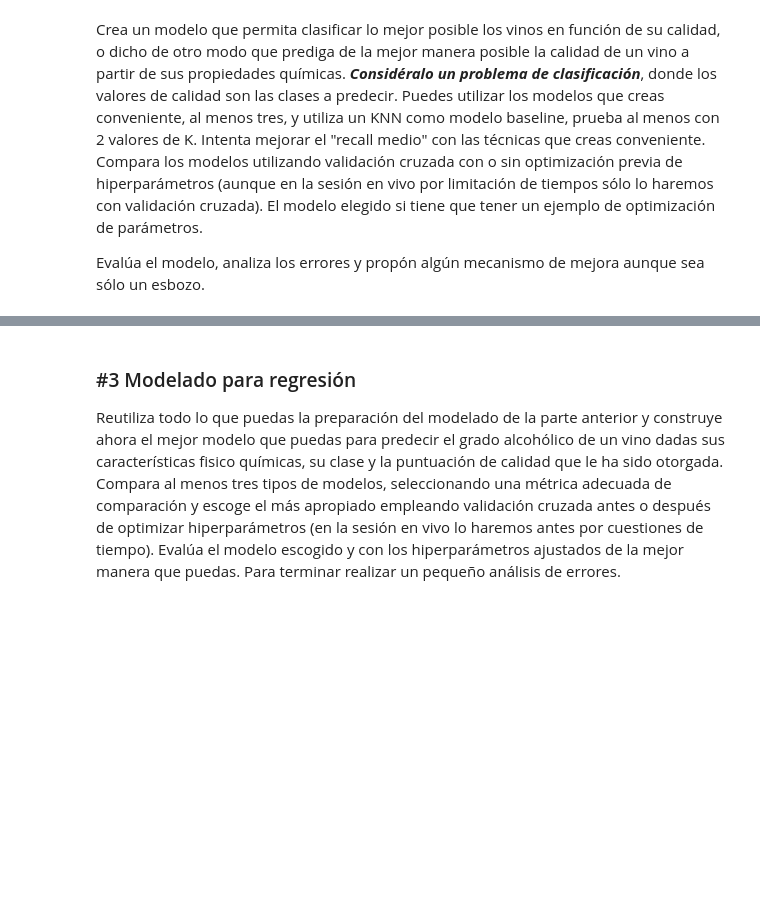
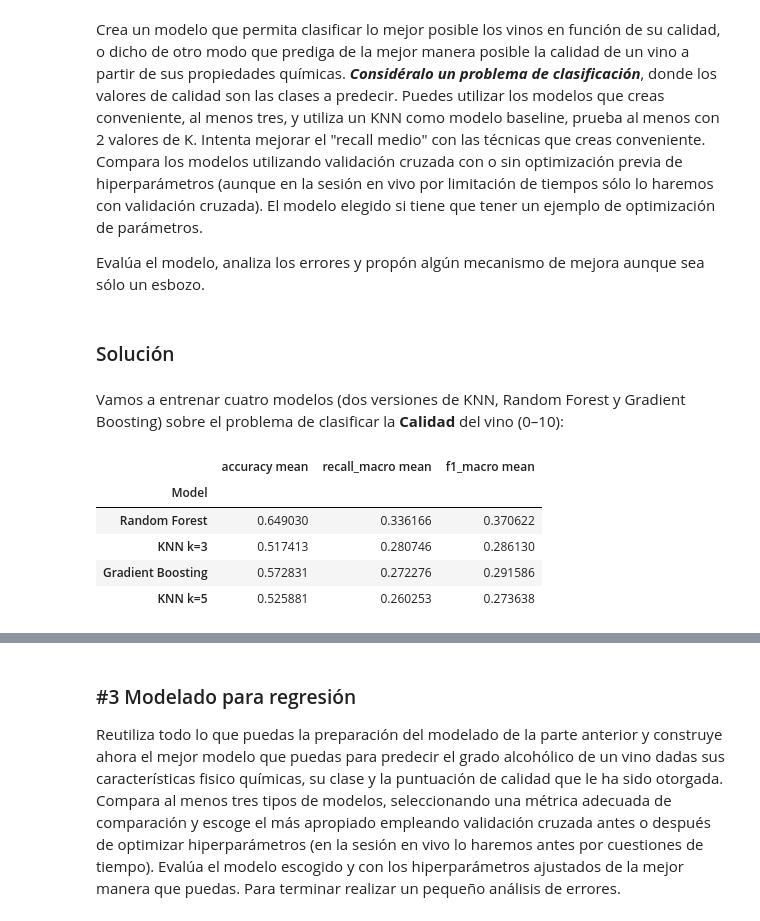
Before and after one commit to davidgarcia2312/ONLINE_DS_THEBRIDGE_david_garcia, a Jupyter notebook: 04_Machine_Learning/Sprint_12/Unidad_02/Practica_Obligatoria/18_Practica_Obligatoria_Repaso_Aprendizaje_Supervisado.ipynb, the cells around one changed output, grey strips where cells are left out. Drawn from its saved outputs; the diff is of its cells as text; code cells hidden in the pictures; blank space fills up the shorter version.

```diff
--- a/04_Machine_Learning/Sprint_12/Unidad_02/Practica_Obligatoria/18_Practica_Obligatoria_Repaso_Aprendizaje_Supervisado.ipynb
+++ b/04_Machine_Learning/Sprint_12/Unidad_02/Practica_Obligatoria/18_Practica_Obligatoria_Repaso_Aprendizaje_Supervisado.ipynb
@@ -129,3 +129,65 @@ plt.show()
 Crea un modelo que permita clasificar lo mejor posible los vinos en función de su calidad, o dicho de otro modo que prediga de la mejor manera posible la calidad de un vino a partir de sus propiedades químicas. ***Considéralo un problema de clasificación***, donde los valores de calidad son las clases a predecir. Puedes utilizar los modelos que creas conveniente, al menos tres, y utiliza un KNN como modelo baseline, prueba al menos con 2 valores de K. Intenta mejorar el "recall medio" con las técnicas que creas conveniente. Compara los modelos utilizando validación cruzada con o sin optimización previa de hiperparámetros (aunque en la sesión en vivo por limitación de tiempos sólo lo haremos con validación cruzada). El modelo elegido si tiene que tener un ejemplo de optimización de parámetros.
 
 Evalúa el modelo, analiza los errores y propón algún mecanismo de mejora aunque sea sólo un esbozo.
+# %% [markdown]
+### Solución
+# %% [markdown]
+Vamos a entrenar cuatro modelos (dos versiones de KNN, Random Forest y Gradient Boosting) sobre el problema de clasificar la **Calidad** del vino (0–10):
+# %%
+from sklearn.model_selection import train_test_split, cross_validate
+from sklearn.preprocessing   import StandardScaler, LabelEncoder
+from sklearn.neighbors       import KNeighborsClassifier
+from sklearn.ensemble        import RandomForestClassifier, GradientBoostingClassifier
+import pandas as pd
+
+# Ya tenemos el dataset, vamos a codificar la clase como numérica
+le = LabelEncoder()
+df_wine["Class_enc"] = le.fit_transform(df_wine["class"])
+
+# Definimos X e y
+X = df_wine.drop(columns=["quality", "alcohol", "class"])
+y = df_wine["quality"]
+
+# Spliteamos
+X_train, X_test, y_train, y_test = train_test_split(X, y, test_size=0.2, stratify=y, random_state=42)
+
+# Escalamos
+scaler = StandardScaler()
+X_train = pd.DataFrame(scaler.fit_transform(X_train), columns=X.columns, index=X_train.index)
+X_test  = pd.DataFrame(scaler.transform(X_test), columns=X.columns, index=X_test.index)
+
+# Definimos los modelos
+models = {
+    "KNN k=3"           : KNeighborsClassifier(n_neighbors=3),
+    "KNN k=5"           : KNeighborsClassifier(n_neighbors=5),
+    "Random Forest"     : RandomForestClassifier(random_state=42),
+    "Gradient Boosting" : GradientBoostingClassifier(random_state=42)
+}
+
+scoring = ["accuracy","recall_macro","f1_macro"]
+results = []
+
+for name, model in models.items():
+    cv = cross_validate(
+        model, X_train, y_train,
+        cv=3,
+        scoring=scoring,
+        n_jobs=-1,
+        return_train_score=False
+    )
+    results.append({
+        "Model"              : name,
+        "accuracy mean"      : cv["test_accuracy"].mean(),
+        "recall_macro mean"  : cv["test_recall_macro"].mean(),
+        "f1_macro mean"      : cv["test_f1_macro"].mean()
+    })
+
+cv_wine_clf = pd.DataFrame(results).set_index("Model")
+cv_wine_clf.sort_values("recall_macro mean", ascending=False)
+# %% [output]
+|  | accuracy mean | recall_macro mean | f1_macro mean |
+| Model |  |  |  |
+| Random Forest | 0.649030 | 0.336166 | 0.370622 |
+| KNN k=3 | 0.517413 | 0.280746 | 0.286130 |
+| Gradient Boosting | 0.572831 | 0.272276 | 0.291586 |
+| KNN k=5 | 0.525881 | 0.260253 | 0.273638 |
```
Also changed, not shown: parts of 8 cells of this notebook.
